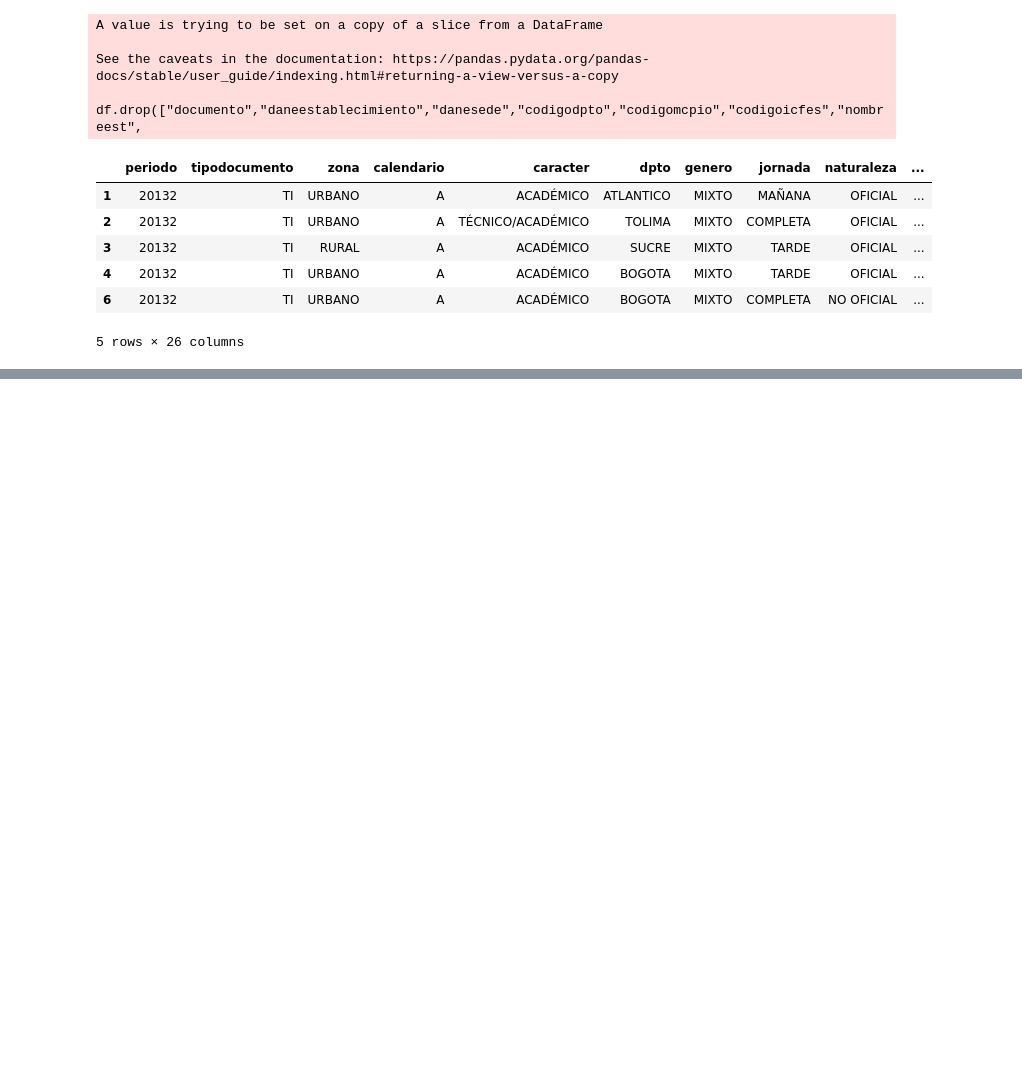
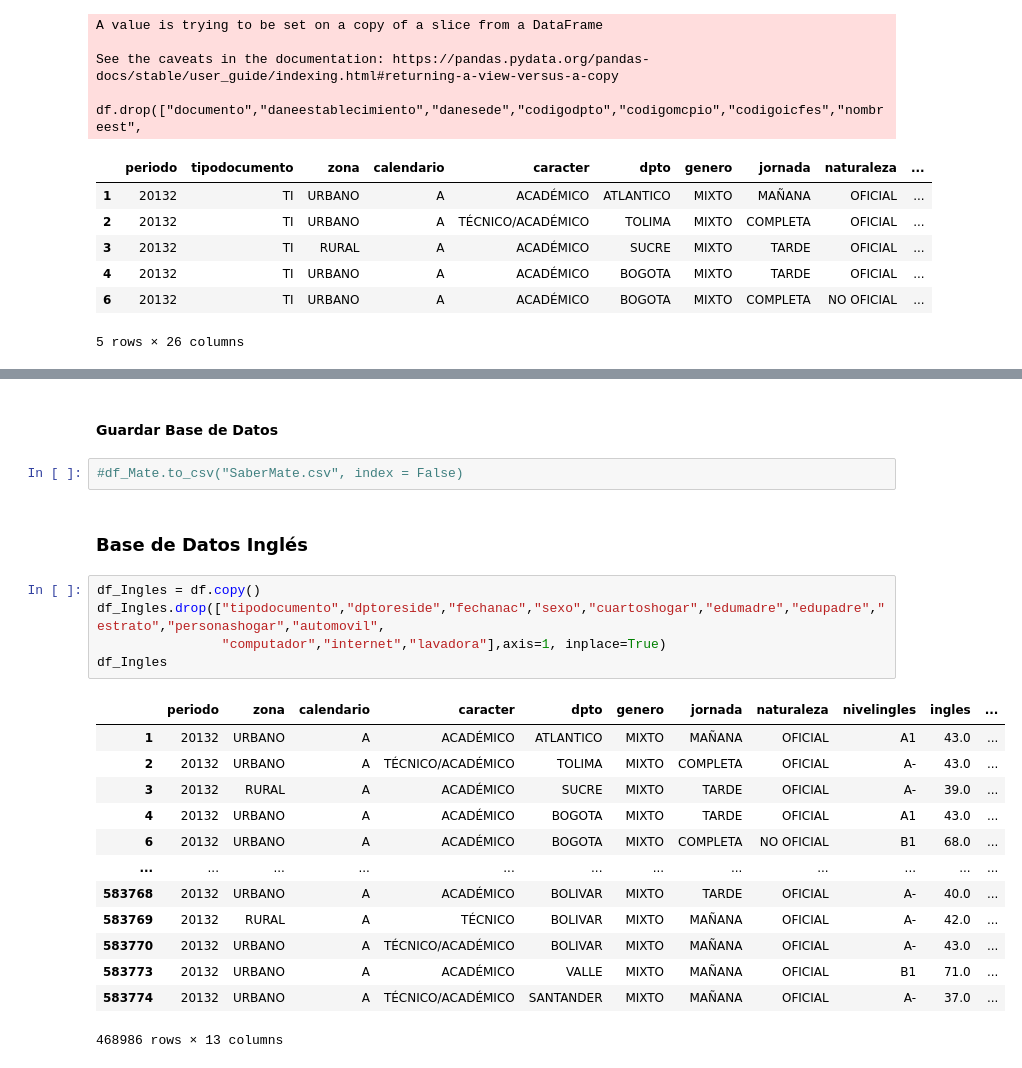
Before and after one commit to levium1029/Proyecto-2, a Jupyter notebook: main.ipynb, the cells around one changed output, grey strips where cells are left out. Cells and saved outputs as stored; diff of their text form; blank space fills up the shorter version.

```diff
--- a/main.ipynb
+++ b/main.ipynb
@@ -190,0 +220,25 @@ See the caveats in the documentation: https://pandas.pydata.org/pandas-docs/stab
+# %% [markdown]
+#### Guardar Base de Datos
+# %%
+#df_Mate.to_csv("SaberMate.csv", index = False)
+# %% [markdown]
+### Base de Datos Inglés
+# %%
+df_Ingles = df.copy()
+df_Ingles.drop(["tipodocumento","dptoreside","fechanac","sexo","cuartoshogar","edumadre","edupadre","estrato","personashogar","automovil",
+                "computador","internet","lavadora"],axis=1, inplace=True)
+df_Ingles
+# %% [output]
+|  | periodo | zona | calendario | caracter | dpto | genero | jornada | naturaleza | nivelingles | ingles | ... |
+| 1 | 20132 | URBANO | A | ACADÉMICO | ATLANTICO | MIXTO | MAÑANA | OFICIAL | A1 | 43.0 | ... |
+| 2 | 20132 | URBANO | A | TÉCNICO/ACADÉMICO | TOLIMA | MIXTO | COMPLETA | OFICIAL | A- | 43.0 | ... |
+| 3 | 20132 | RURAL | A | ACADÉMICO | SUCRE | MIXTO | TARDE | OFICIAL | A- | 39.0 | ... |
+| 4 | 20132 | URBANO | A | ACADÉMICO | BOGOTA | MIXTO | TARDE | OFICIAL | A1 | 43.0 | ... |
+| 6 | 20132 | URBANO | A | ACADÉMICO | BOGOTA | MIXTO | COMPLETA | NO OFICIAL | B1 | 68.0 | ... |
+| ... | ... | ... | ... | ... | ... | ... | ... | ... | ... | ... | ... |
+| 583768 | 20132 | URBANO | A | ACADÉMICO | BOLIVAR | MIXTO | TARDE | OFICIAL | A- | 40.0 | ... |
+| 583769 | 20132 | RURAL | A | TÉCNICO | BOLIVAR | MIXTO | MAÑANA | OFICIAL | A- | 42.0 | ... |
+| 583770 | 20132 | URBANO | A | TÉCNICO/ACADÉMICO | BOLIVAR | MIXTO | MAÑANA | OFICIAL | A- | 43.0 | ... |
+| 583773 | 20132 | URBANO | A | ACADÉMICO | VALLE | MIXTO | MAÑANA | OFICIAL | B1 | 71.0 | ... |
+| 583774 | 20132 | URBANO | A | TÉCNICO/ACADÉMICO | SANTANDER | MIXTO | MAÑANA | OFICIAL | A- | 37.0 | ... |
+468986 rows × 13 columns
```
Also changed, not shown: parts of 10 cells of this notebook.
